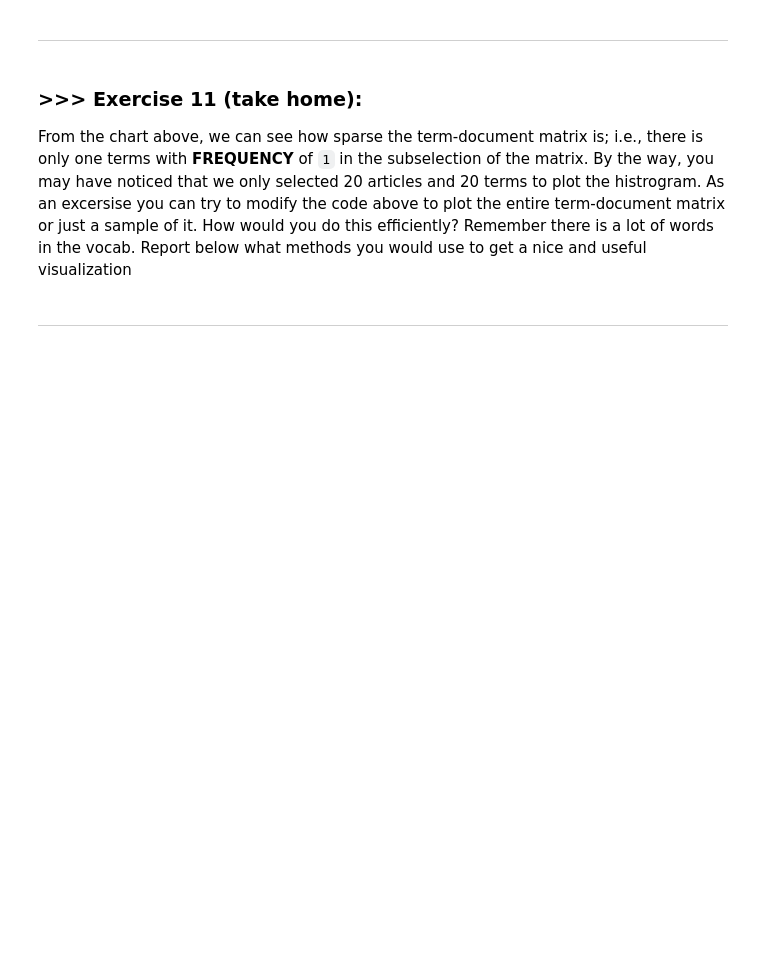
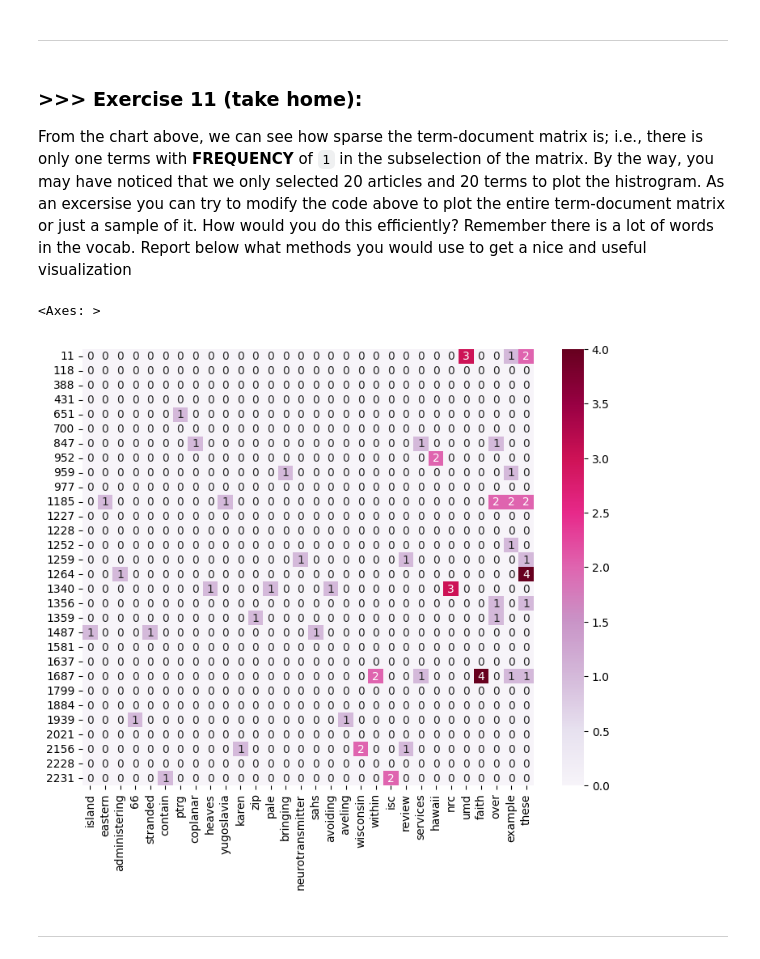
Before and after one commit to VictorKuanglhu/DM2024-Lab1-Master, a Jupyter notebook: DM2024-Lab1-Master.ipynb, the cells around one changed output. Cells and saved outputs as stored; diff of their text form; code cells hidden in the pictures; blank space fills up the shorter version.

```diff
--- a/DM2024-Lab1-Master.ipynb
+++ b/DM2024-Lab1-Master.ipynb
@@ -1124,3 +1136,42 @@ From the chart above, we can see how sparse the term-document matrix is; i.e., t
+# %%
+# Answer here
+'''
+Document Sampling:
+  Randomly select 30 unique documents using np.random.choice
+  to create a manageable subset for visualization.
+'''
+doc_sample_num = 30
+doc_indices = np.sort(np.random.choice(X_counts.shape[0], doc_sample_num, replace=False))
+
+'''
+Term Sampling:
+  Calculate the total frequency of each term across the selected documents, focusing on non-zero terms
+  Them select the top 30% most frequent terms to prioritize meaningful ones
+  Apply systematic sampling with some randomness to ensure an even spread of terms
+'''
+term_sample_num = 30
+term_frequencies_order = np.argsort(X_counts[doc_indices].sum(axis=0).A1)
+nonzero_indices = np.where(X_counts[doc_indices].sum(axis=0).A1 != 0)[0]
+nonzero_indices_order = term_frequencies_order[np.isin(term_frequencies_order, nonzero_indices)]
+nonzero_indices_order_top30 = nonzero_indices_order[int(len(nonzero_indices_order)*0.7):]
+
+sample_step = len(nonzero_indices_order)//term_sample_num
+sample_bias = np.random.randint(0,sample_step)
+trem_indices = nonzero_indices_order[sample_bias::sample_step][:term_sample_num]
+
+# Visualization:
+plot_x = [count_vect.get_feature_names_out()[i] for i in trem_indices]
+plot_y = doc_indices
+plot_z = X_counts[doc_indices][:,trem_indices].toarray()
+
+df_todraw = pd.DataFrame(plot_z, columns = plot_x, index = plot_y)
+plt.subplots(figsize=(9, 7))
+sns.heatmap(df_todraw,
+                 cmap="PuRd",
+                 annot=True)
+# %% [output]
+<Axes: >
+[figure, added]
 # %% [markdown]
 ---
 # %% [markdown]
```
Also changed, not shown: parts of 14 cells of this notebook.
